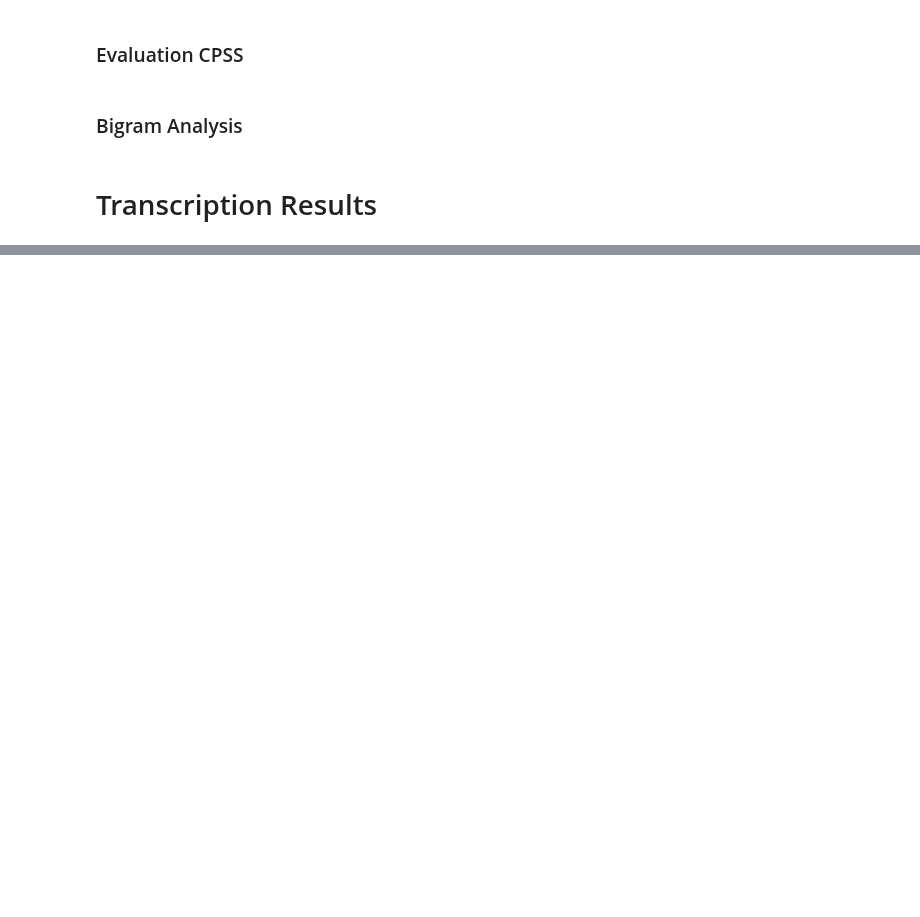
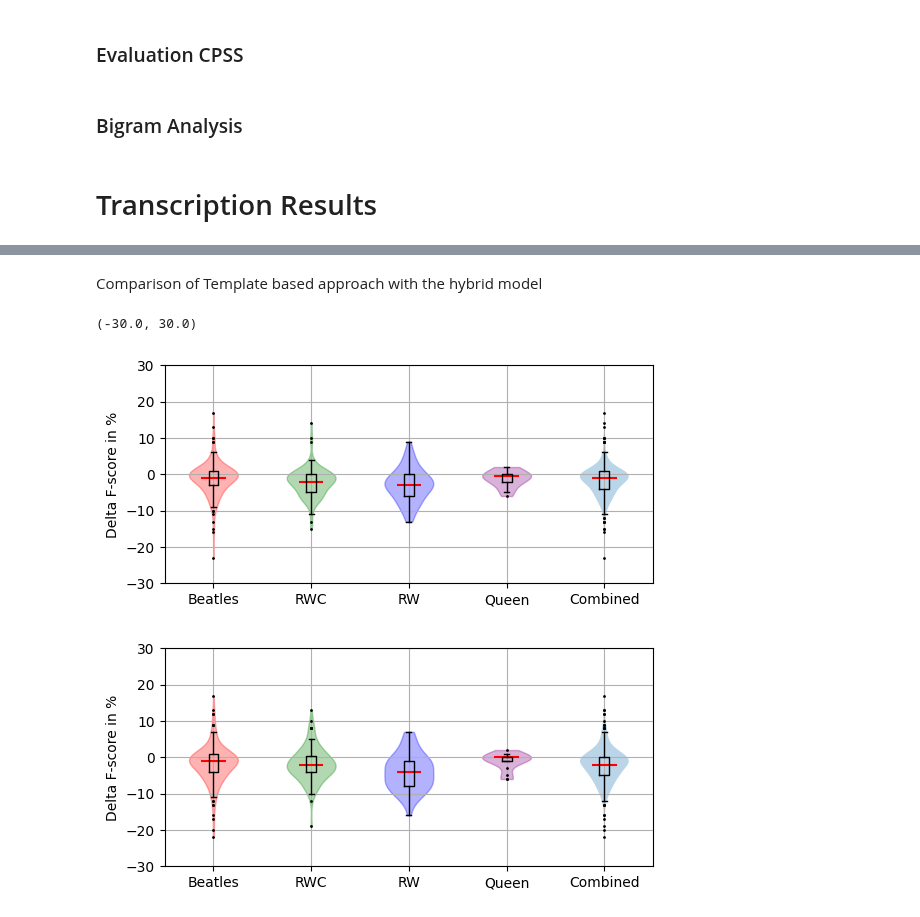
Before and after one commit to Maushax-jpg/chord-recognition, a Jupyter notebook: cpss.ipynb, the cells around one changed output, grey strips where cells are left out. Saved outputs shown, nothing was run; the diff lists cells and outputs as text; code cells hidden in the pictures; blank space fills up the shorter version.

```diff
--- a/cpss.ipynb
+++ b/cpss.ipynb
@@ -230,0 +269,25 @@ diff_sevenths = [100*(x-y) for x,y in zip(stable_cpss_sevenths["combined"],stabl
+# %% [markdown]
+Comparison of Template based approach with the hybrid model
+# %%
+# STABLE REGIONS
+stable_cpss_majmin = getFscoreResults("est_cpss","majmin")
+stable_cpss_sevenths = getFscoreResults("est_cpss","sevenths")
+stable_templates_majmin =  getFscoreResults("est_templates","majmin")
+stable_templates_sevenths =  getFscoreResults("est_templates","sevenths")
+
+deltas_majmin = []
+deltas_sevenths = []
+for dset in ["beatles","rwc_pop","rw","queen","combined"]:
+    deltas_majmin.append([100*(x-y) for x,y in zip(stable_cpss_majmin[dset],stable_templates_majmin[dset])])
+    deltas_sevenths.append([100*(x-y) for x,y in zip(stable_cpss_sevenths[dset],stable_templates_sevenths[dset])])
+
+fig,ax = plotDeltas(deltas_majmin)
+ax.set_yticks(np.arange(-30,40,10))
+ax.set_ylim(-30,30);
+fig,ax = plotDeltas(deltas_sevenths);
+ax.set_yticks(np.arange(-30,40,10))
+ax.set_ylim(-30,30);
+# %% [output]
+(-30.0, 30.0)
+[figure, added]
+[figure, added]
```
Also changed, not shown: parts of 4 cells of this notebook.
